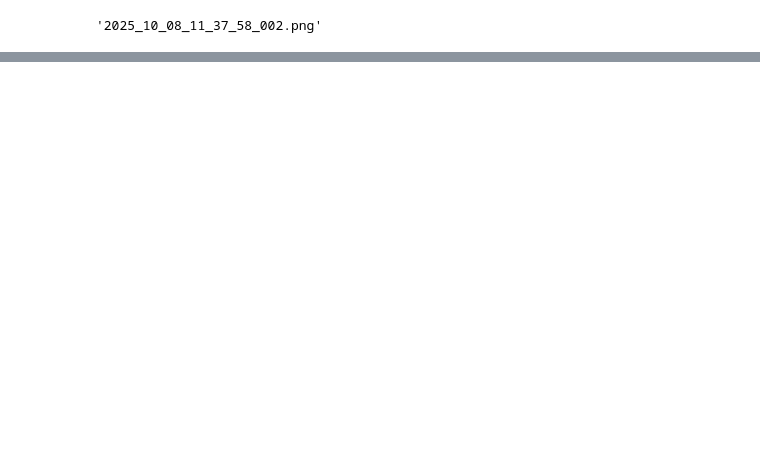
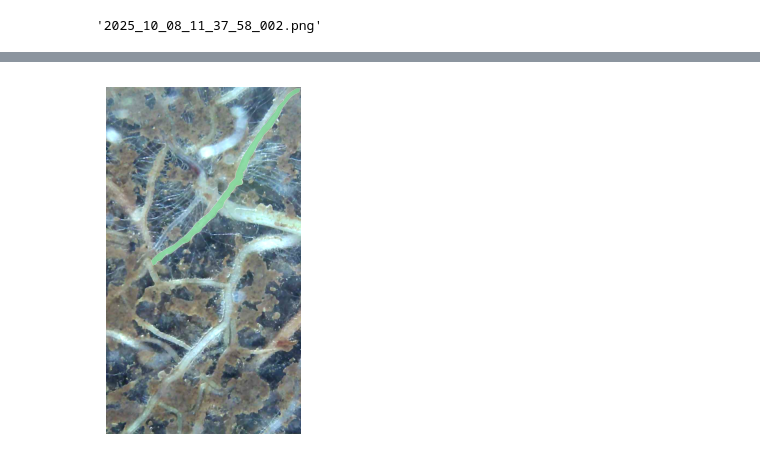
Before and after one commit to anoban/wsu, a Jupyter notebook: semseg/segment-anything/misc.ipynb, the cells around one changed output, grey strips where cells are left out. Drawn from its saved outputs; the diff is of its cells as text; code cells hidden in the pictures; blank space fills up the shorter version.

```diff
--- a/semseg/segment-anything/misc.ipynb
+++ b/semseg/segment-anything/misc.ipynb
@@ -183,3 +182,7 @@ plt.show()
 ann["imagePath"] # what's happening here???
 # %% [output]
 '2025_10_08_11_37_58_002.png'
+# %%
+# BE CAREFUL ABOUT THE ORDER OF ARGS PASSED TO IMAGE_SHAPE => MUST BE IN (W, H) FORMAT!!!!!!!!!!!!!!
+_mask = polygon2mask(image_shape=(ann["imageWidth"], ann["imageHeight"]), polygon=ann["shapes"][0]["points"]).astype(np.uint8) # we imported a module named mask from pycocotools, hence the _ prefix
+_mask
@@ -185,0 +197,10 @@ ann["imagePath"] # what's happening here???
+# %%
+fig, axes = plt.subplots()
+fig.set_size_inches(2.25, 4)
+axes.set_axis_off()
+axes.imshow(Image.open(r"../images/MaxSee/2025_10_08_11_37_58_002.png"))
+plot_binary_mask(ax=axes, bmask=_mask.T, height=1920, width=1080, alpha=0.8, borders=True) # perfecto
+plt.tight_layout()
+plt.show()
+# %% [output]
+[figure, added]
```
Also changed, not shown: parts of 3 cells of this notebook, 1 other file.
